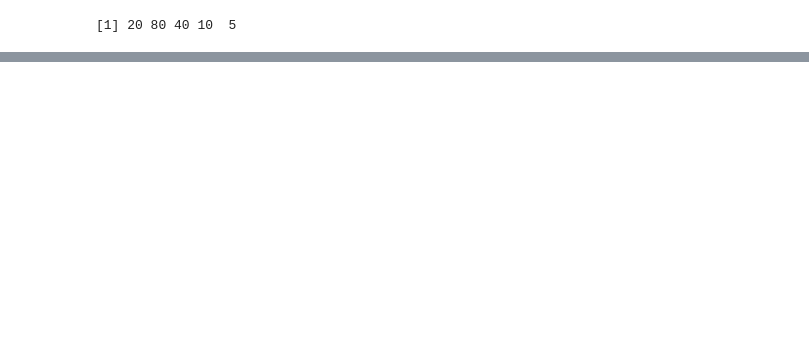
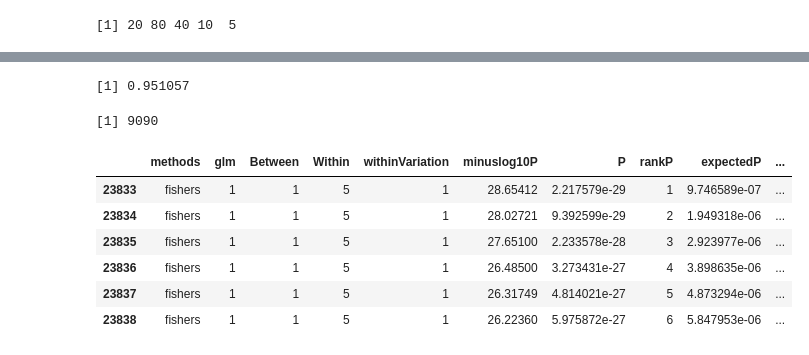
Before and after one commit to cmaumet/zmeta, a Jupyter notebook: real_data.ipynb, the cells around one changed output, grey strips where cells are left out. Drawn from its saved outputs; the diff is of its cells as text; code cells hidden in the pictures; blank space fills up the shorter version.

```diff
--- a/real_data.ipynb
+++ b/real_data.ipynb
@@ -307,0 +262,51 @@ Warning message:
+# %%
+simple_auc <- function(sens, spec){
+#     print(order(sens, spec))
+
+    height = (sens[-1]+sens[-length(sens)])/2
+    width = -diff(spec) # = diff(rev(omspec))
+    sum(height*width)
+}
+# %%
+my_dat <- (subset(realdata_withsimuFPR, Method=='megaRFX' & withinVariation==16))
+simple_auc(my_dat$TPR, 1-my_dat$FPR)
+# %% [output]
+[1] 0.951057
+# %%
+auc_df <- data.frame()
+
+for (within in unique(realdata_withsimuFPR$Within)){
+    for (variation in unique(realdata_withsimuFPR$withinVariation)){
+
+        methods <- levels(realdata_withsimuFPR$Method)
+
+        for (meth in methods){
+
+            sub_df = subset(realdata_withsimuFPR, Between==1 & Within==within & withinVariation==variation & Method == meth)
+    #         print(length(sub_df$TPR))
+    #         print(unique(sub_df$Method))
+            auc_value = simple_auc(sub_df$TPR, 1-sub_df$FPR)
+            auc_df <- rbind(auc_df, data.frame(withinVariation = variation,
+                                               Within = within,
+                                              Between=1,
+                                              auc=auc_value,
+                                              methods=meth))
+
+    }
+    }
+}
+# %%
+length()
+# %% [output]
+[1] 9090
+# %%
+head(subset(simufpr, methods=='fishers' & withinVariation==1 & Within==5)[
+    ,!(colnames(simufpr) %in% c("nSubjectsSame", "soft2", "soft2Factor", "nSimu", "unitMism", "nSubjects", "nStudies"))])
+# %% [output]
+|  | methods | glm | Between | Within | withinVariation | minuslog10P | P | rankP | expectedP | ... |
+| 23833 | fishers | 1 | 1 | 5 | 1 | 28.65412 | 2.217579e-29 | 1 | 9.746589e-07 | ... |
+| 23834 | fishers | 1 | 1 | 5 | 1 | 28.02721 | 9.392599e-29 | 2 | 1.949318e-06 | ... |
+| 23835 | fishers | 1 | 1 | 5 | 1 | 27.65100 | 2.233578e-28 | 3 | 2.923977e-06 | ... |
+| 23836 | fishers | 1 | 1 | 5 | 1 | 26.48500 | 3.273431e-27 | 4 | 3.898635e-06 | ... |
+| 23837 | fishers | 1 | 1 | 5 | 1 | 26.31749 | 4.814021e-27 | 5 | 4.873294e-06 | ... |
+| 23838 | fishers | 1 | 1 | 5 | 1 | 26.22360 | 5.975872e-27 | 6 | 5.847953e-06 | ... |
```
Also changed, not shown: parts of 8 cells of this notebook.
